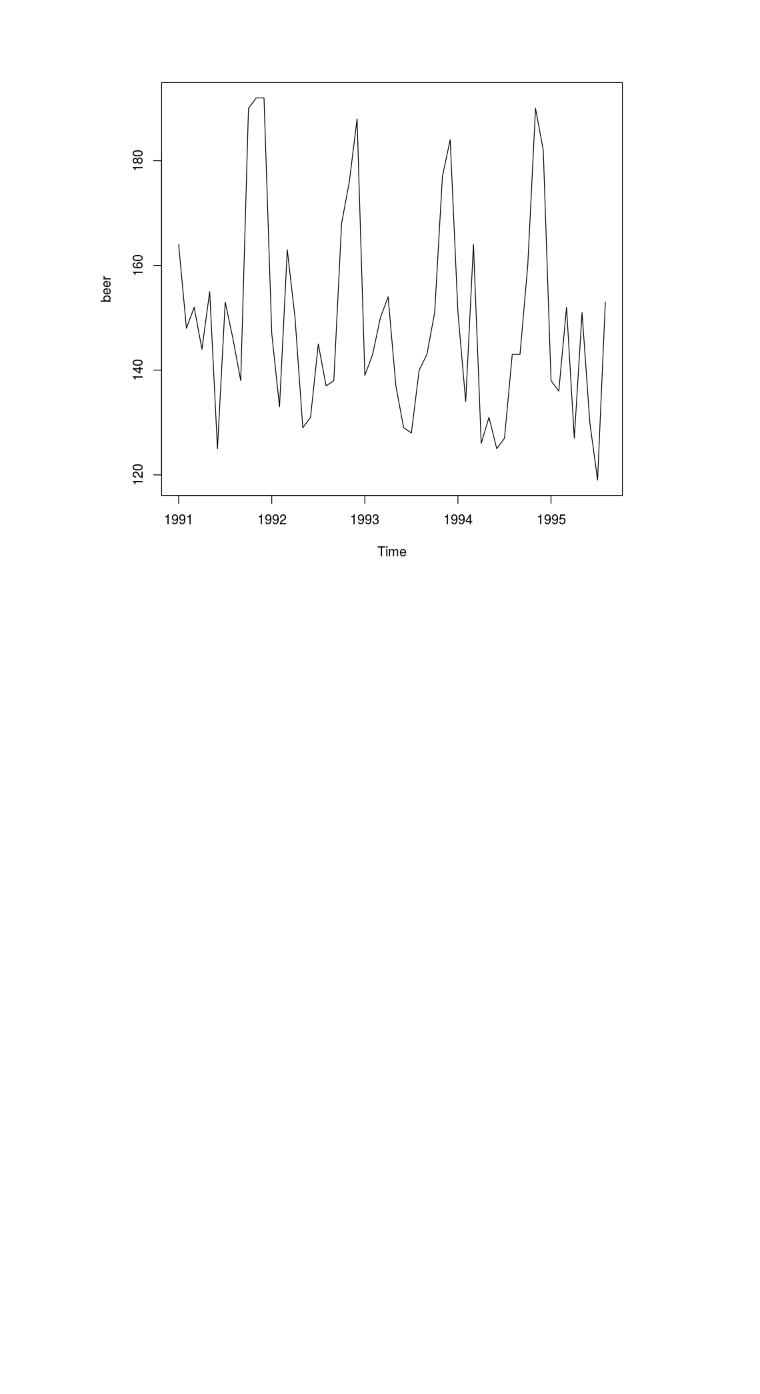
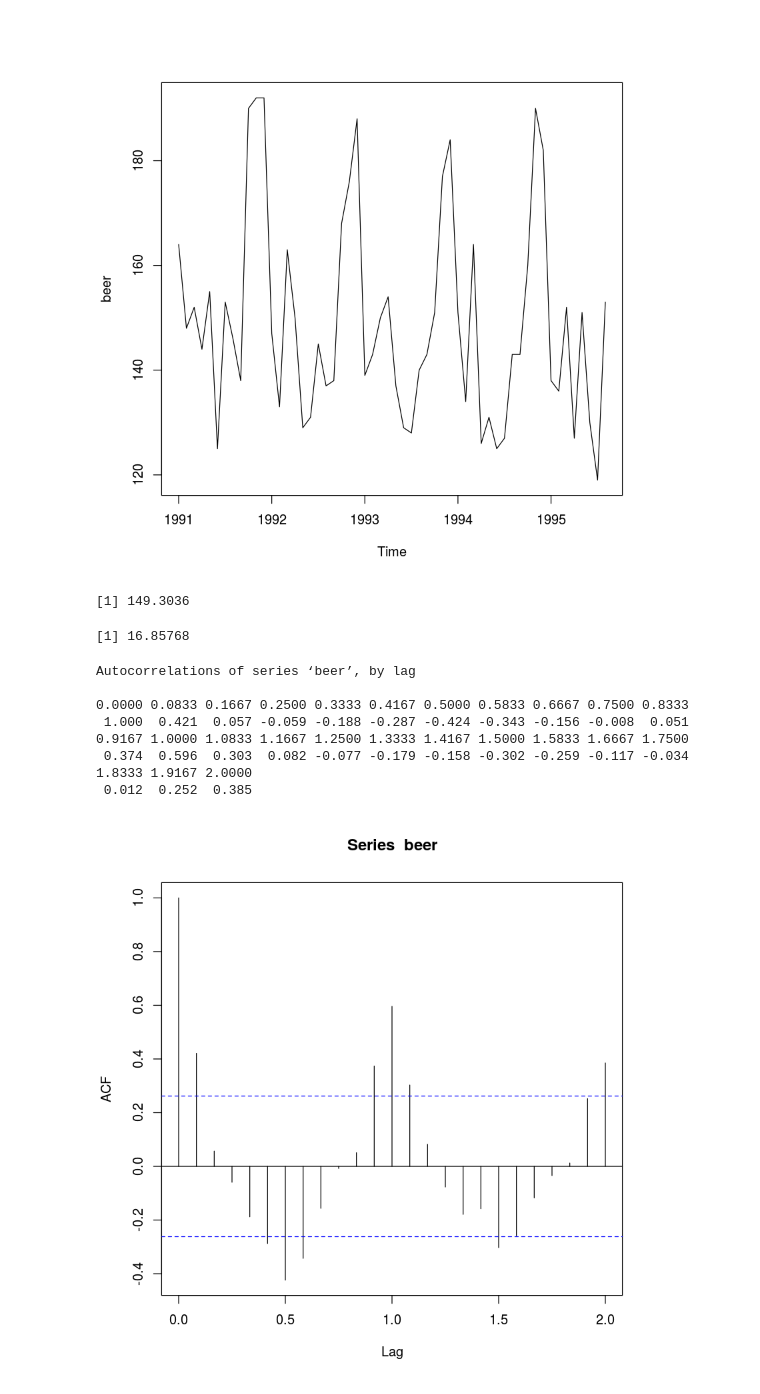
Before and after one commit to somnath1077/ML, a Jupyter notebook: timeseries/notebooks/ch2.ipynb, the cells around one changed output. Drawn from its saved outputs; the diff is of its cells as text; code cells hidden in the pictures; blank space fills up the shorter version.

```diff
--- a/timeseries/notebooks/ch2.ipynb
+++ b/timeseries/notebooks/ch2.ipynb
@@ -20,6 +24,27 @@ plot.ts(beer)
 dev.new(width=5, height=4)
 # %% [output]
 [figure]
+# %%
+mean(beer)
+# %% [output]
+[1] 149.3036
+# %%
+56 * log(2) / log(10)
+# %% [output]
+[1] 16.85768
+# %%
+cov <- acf(beer, type = "correlation", lag = 24)
+cov
+# %% [output]
+Autocorrelations of series ‘beer’, by lag
+
+0.0000 0.0833 0.1667 0.2500 0.3333 0.4167 0.5000 0.5833 0.6667 0.7500 0.8333
+ 1.000  0.421  0.057 -0.059 -0.188 -0.287 -0.424 -0.343 -0.156 -0.008  0.051
+0.9167 1.0000 1.0833 1.1667 1.2500 1.3333 1.4167 1.5000 1.5833 1.6667 1.7500
+ 0.374  0.596  0.303  0.082 -0.077 -0.179 -0.158 -0.302 -0.259 -0.117 -0.034
+1.8333 1.9167 2.0000
+ 0.012  0.252  0.385
+[figure, added]
 # %%
 acf(beer, type = "correlation", plot = TRUE)
 dev.new(width=4, height=3)
```
Also changed, not shown: parts of 1 cell of this notebook.
